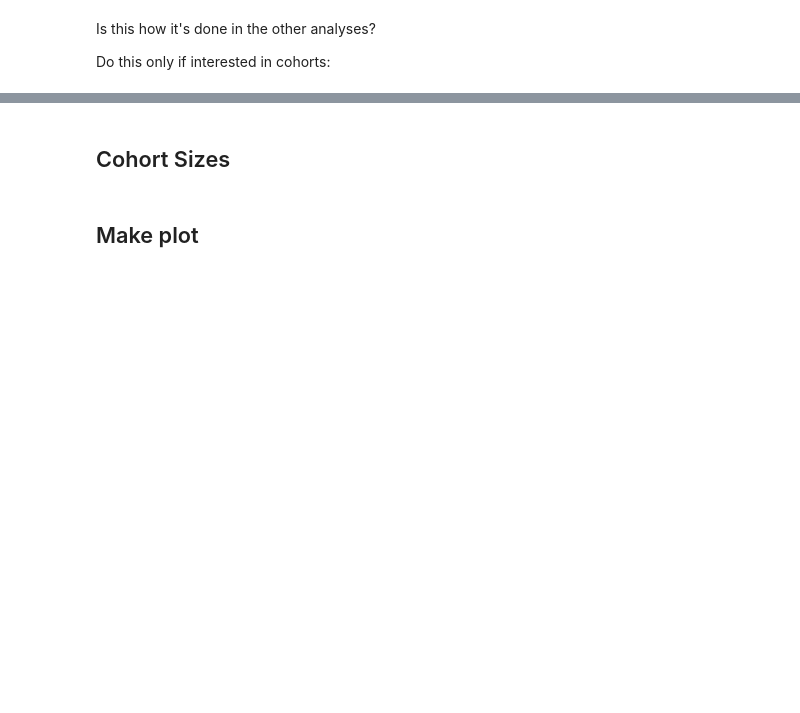
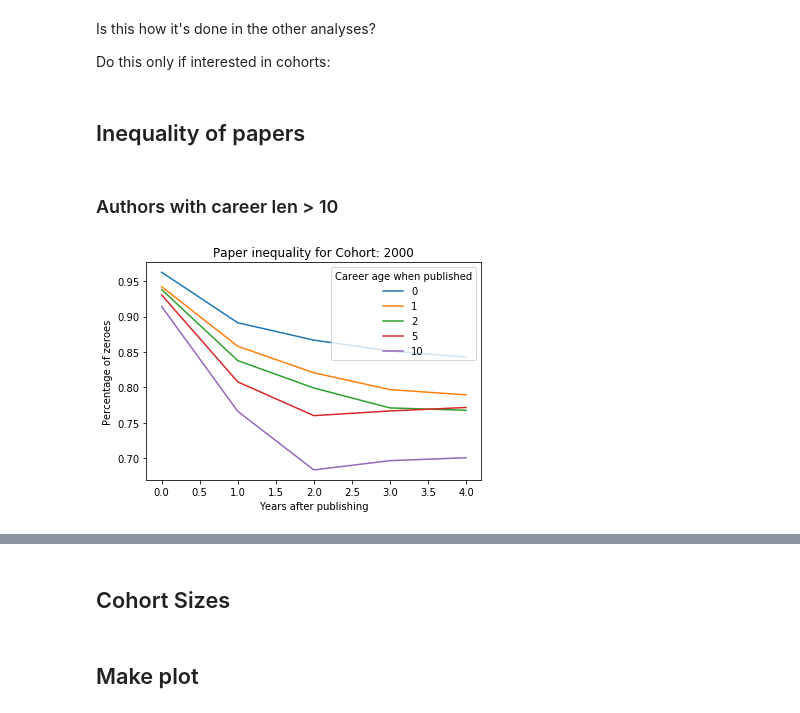
Before and after one commit to gesiscss/inequality, a Jupyter notebook: 7.Citation and Publication analysis.ipynb, the cells around one changed output, grey strips where cells are left out. Cells and saved outputs as stored; diff of their text form; code cells hidden in the pictures; blank space fills up the shorter version.

Commit message:
notebook 7 new plot

```diff
--- a/7.Citation and Publication analysis.ipynb
+++ b/7.Citation and Publication analysis.ipynb
@@ -79,2 +54,0 @@ uncited_papers_network_first_auth.head()
-# %%
-cohort_year = 1995
@@ -157,0 +55,6 @@ uncited_papers_network['pub_id'].sample(5)
+# %%
+career_len = data_store.credible_authors[['author', 'career_length']]
+career_len_10 = career_len[career_len['career_length'] >= 10]
+# %%
+uncited_papers_network_first_auth_10 = uncited_papers_network_first_auth.merge(
+    career_len_10['author'], how='inner', on='author')
@@ -210,3 +92,39 @@ Is this how it's done in the other analyses?
 Do this only if interested in cohorts:
 # %%
 #counts = counts[counts['year'] <= counts['end_year']]
+# %% [markdown]
+## Inequality of papers
+# %%
+def plot_ineq_papers_cohort(cohort_year, years_in_future=5, career_ages=[0,1,2,5,10], func=gini,
+                           data=uncited_papers_network_first_auth):
+
+    uncited_papers_network_cohort = data[data['start_year']
+                                                                          == cohort_year]
+    paper_cited_list = uncited_papers_network_cohort.groupby(['year_pub', 'pub_id']).agg({'year_cit': list})
+    for career_year in [cohort_year + ca for ca in career_ages]:
+#         print(f"Career year {career_year}")
+        paper_cited_list_year = paper_cited_list.loc[career_year]
+#         print('Cited in: ', end=' ')
+        for i in range(career_year,career_year+years_in_future):
+            paper_cited_list_year[f'cit_in_{i}'] = paper_cited_list_year['year_cit'].apply(lambda x: sum(list(map(lambda y:
+                                                                                                                  y==i, x))))
+#             print(i, end=' ')
+#         print(paper_cited_list_year.columns)
+        ginis = [func(paper_cited_list_year[col].astype(float).values) for col in paper_cited_list_year.columns[1:]]
+#         print(ginis)
+        plt.plot(ginis, label=f'{career_year-cohort_year}')
+    plt.xlabel('Years after publishing')
+    if func.__name__ == 'gini':
+        ylab = 'Gini in Recognition'
+    else:
+        ylab = func.display_name
+    plt.ylabel(ylab)
+    plt.legend(title='Career age when published')
+    plt.title(f'Paper inequality for Cohort: {cohort_year}')
+    plt.show()
+# %% [markdown]
+### Authors with career len > 10
+# %%
+plot_ineq_papers_cohort(2000, 5, func=percentage_zeros, data=uncited_papers_network_first_auth_10)
+# %% [output]
+[figure, added]
```
Also changed, not shown: parts of 26 cells of this notebook, 1 other file.
